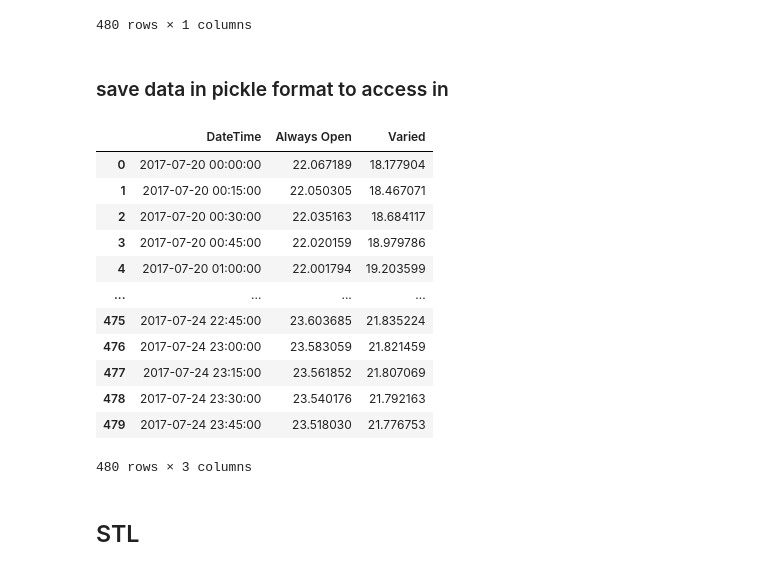
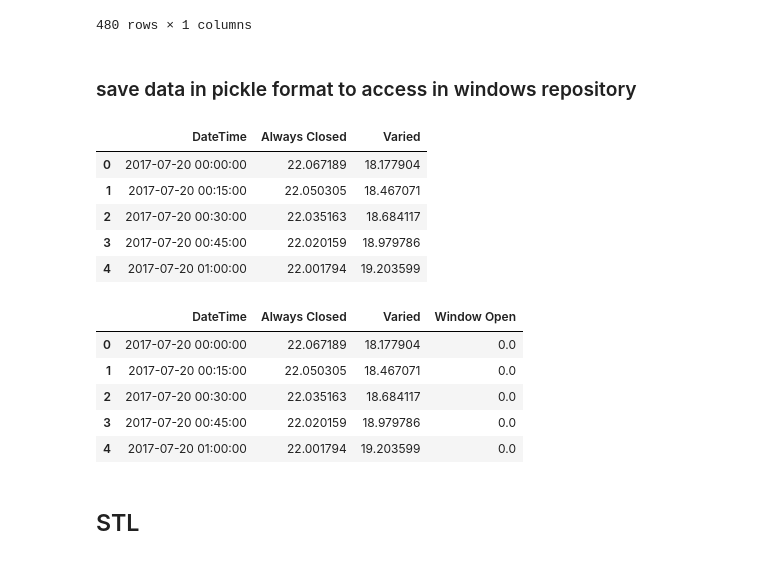
Before and after one commit to juliet29/buildingEnergyModels, a Jupyter notebook: notebooks/230308_reg.ipynb, the cells around one changed output. Drawn from its saved outputs; the diff is of its cells as text; code cells hidden in the pictures.

Commit message:
add opening schedule

```diff
--- a/notebooks/230308_reg.ipynb
+++ b/notebooks/230308_reg.ipynb
@@ -55,24 +55,47 @@ df00
 | 2017-07-24 23:45:00 | 23.518030 |
 480 rows × 1 columns
 # %% [markdown]
-### save data in pickle format to access in
+### save data in pickle format to access in windows repository
 # %%
 # combine into 1 and save as pickle
 # assert df00.index == df01.index
-dfmix = pd.DataFrame([df00[0], df01[0]], index=["Always Open", "Varied"]).T
+dfmix = pd.DataFrame([df00[0], df01[0]], index=["Always Closed", "Varied"]).T
 dfmix.reset_index(inplace=True)
-dfmix.rename(columns={"index": "DateTime"})
+dfmix.rename(columns={"index": "DateTime"}, inplace=True)
+dfmix.head()
 # %% [output]
-|  | DateTime | Always Open | Varied |
+|  | DateTime | Always Closed | Varied |
 | 0 | 2017-07-20 00:00:00 | 22.067189 | 18.177904 |
 | 1 | 2017-07-20 00:15:00 | 22.050305 | 18.467071 |
 | 2 | 2017-07-20 00:30:00 | 22.035163 | 18.684117 |
 | 3 | 2017-07-20 00:45:00 | 22.020159 | 18.979786 |
 | 4 | 2017-07-20 01:00:00 | 22.001794 | 19.203599 |
-| ... | ... | ... | ... |
-| 475 | 2017-07-24 22:45:00 | 23.603685 | 21.835224 |
-| 476 | 2017-07-24 23:00:00 | 23.583059 | 21.821459 |
-| 477 | 2017-07-24 23:15:00 | 23.561852 | 21.807069 |
-| 478 | 2017-07-24 23:30:00 | 23.540176 | 21.792163 |
-| 479 | 2017-07-24 23:45:00 | 23.518030 | 21.776753 |
-480 rows × 3 columns
+# %%
+# get the window opening data from the simulation run
+annual_wo = pd.read_csv("../scripts/constants/annual_wo_sched.csv") # 365 days * 24 hours --> `buildingEnergyModel/rosseRoomModel/230307/test01.epJSON:1868`
+
+# replace hourly number index with dates
+datetime = pd.date_range(start="2017-01-01",end="2018-01-01", freq="H")[0:-1]
+wo_hour = pd.DataFrame({"DateTime": datetime, "Window Open": annual_wo["Window Open"]})
+
+# change hourly intervals to 15 min intervals
+wo_15min = wo_hour.set_index(wo_hour["DateTime"].values).resample("15T").ffill()
+
+# clip to study period
+start = dfmix["DateTime"][0]
+end = dfmix["DateTime"].iloc[-1]
+mask = (wo_15min['DateTime'] >= start) & (wo_15min['DateTime'] <= end)
+wo_15min_study = wo_15min.loc[mask] #.reset_index(drop=True)
+wo_15min_study
+
+# ensure that the times are the same and add window open data to df that is going to be exported
+assert (dfmix["DateTime"] == wo_15min_study.index).all()
+dfmix["Window Open"] = wo_15min_study.reset_index(drop=True)["Window Open"]
+dfmix.head()
+# %% [output]
+|  | DateTime | Always Closed | Varied | Window Open |
+| 0 | 2017-07-20 00:00:00 | 22.067189 | 18.177904 | 0.0 |
+| 1 | 2017-07-20 00:15:00 | 22.050305 | 18.467071 | 0.0 |
+| 2 | 2017-07-20 00:30:00 | 22.035163 | 18.684117 | 0.0 |
+| 3 | 2017-07-20 00:45:00 | 22.020159 | 18.979786 | 0.0 |
+| 4 | 2017-07-20 01:00:00 | 22.001794 | 19.203599 | 0.0 |
```
Also changed, not shown: parts of 2 cells of this notebook, 1 other file.
